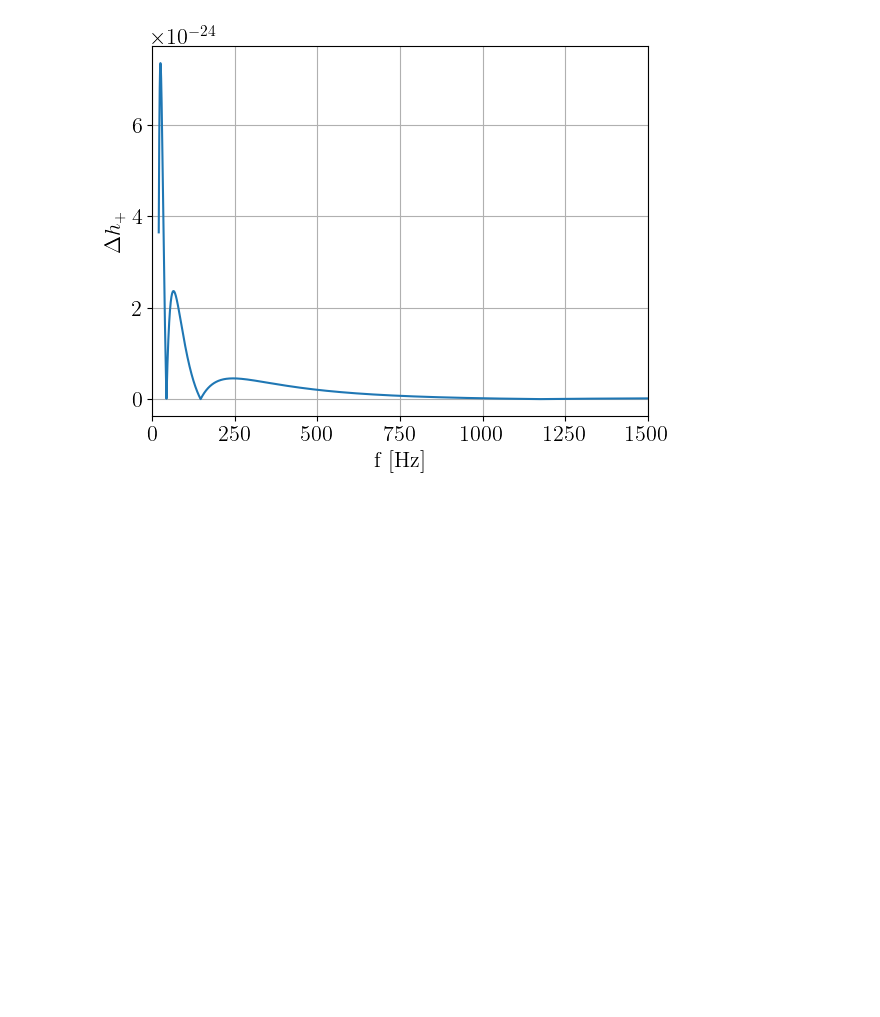
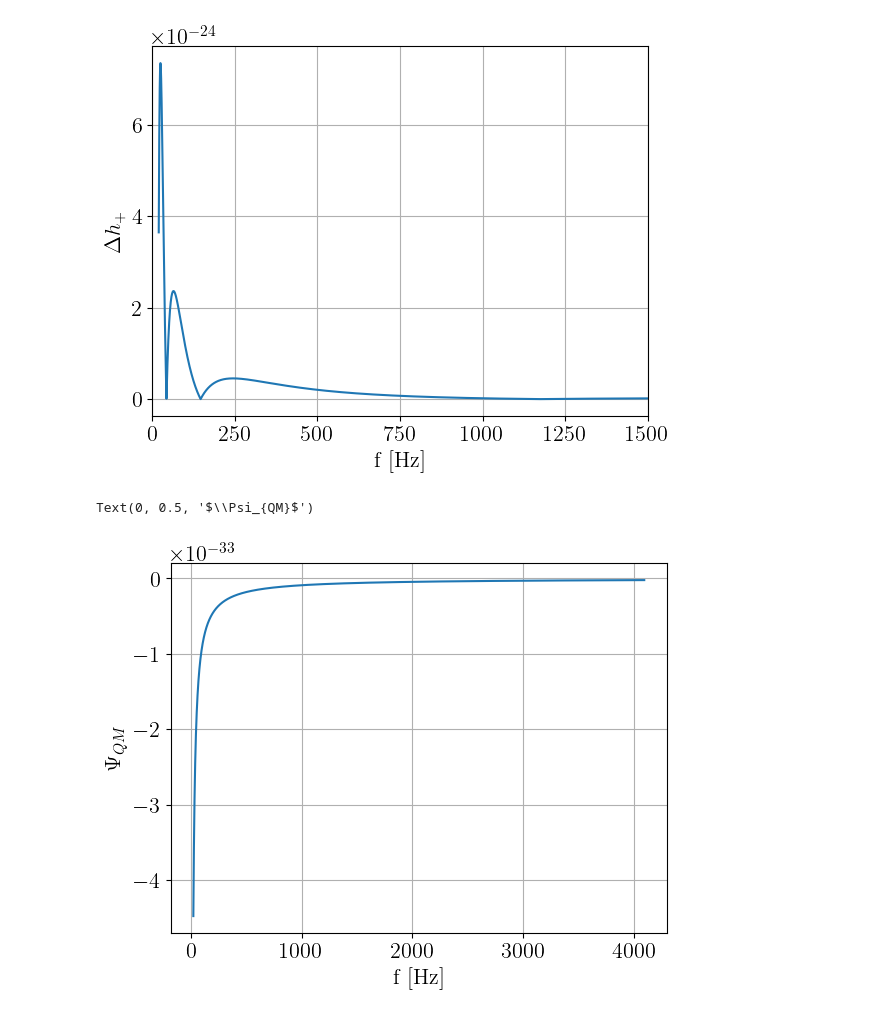
Before and after one commit to ThibeauWouters/ripple, a Jupyter notebook: notebooks/Phase_contributions_TaylorF2.ipynb, the cells around one changed output. Drawn from its saved outputs; the diff is of its cells as text; code cells hidden in the pictures; blank space fills up the shorter version.

Commit message:
plot QM effect

```diff
--- a/notebooks/Phase_contributions_TaylorF2.ipynb
+++ b/notebooks/Phase_contributions_TaylorF2.ipynb
@@ -47,6 +48,7 @@ The autoreload extension is already loaded. To reload it, use:
 # %%
 m1 = 3
 m2 = 2
+M = m1 + m2
 
 chi1 = 0.4
 chi2 = 0.5
@@ -55,6 +57,7 @@ lambda1 = 500
 lambda2 = lambda1
 
 distance = 440.
+theta = (m1, m2, chi1, chi2, lambda1, lambda2)
 # %%
 # Frequency grid
 T = 16
@@ -69,6 +72,8 @@ tlen = int(round(T / delta_t))
 freqs = np.fft.rfftfreq(tlen, delta_t)
 df = freqs[1] - freqs[0]
 fs = freqs[(freqs > f_l) & (freqs < f_u)]
+
+v = (np.pi * M*2*10**30 * fs)
 # %%
 m1_msun = m1
 m2_msun = m2
@@ -106,3 +111,12 @@ plt.xlim(0, 1500)
 # %% [output]
 (0.0, 1500.0)
 [figure]
+# %%
+psi_QM = utils_tidal.get_spin_induced_quadrupole_phase(v, theta)
+
+plt.plot(fs, psi_QM)
+plt.xlabel("f [Hz]")
+plt.ylabel(r"$\Psi_{QM}$")
+# %% [output]
+Text(0, 0.5, '$\\Psi_{QM}$')
+[figure, added]
```
Also changed, not shown: parts of 1 cell of this notebook.
